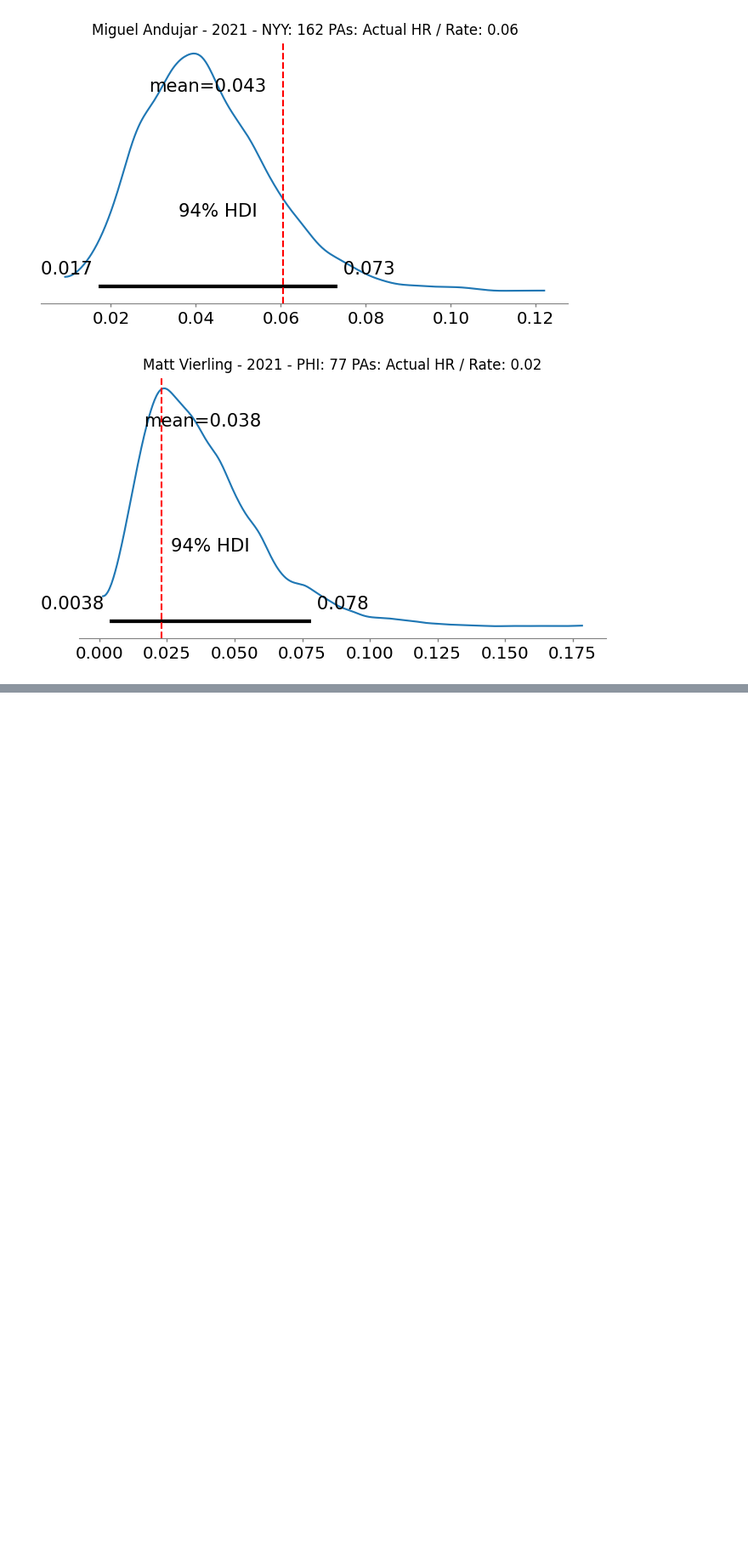
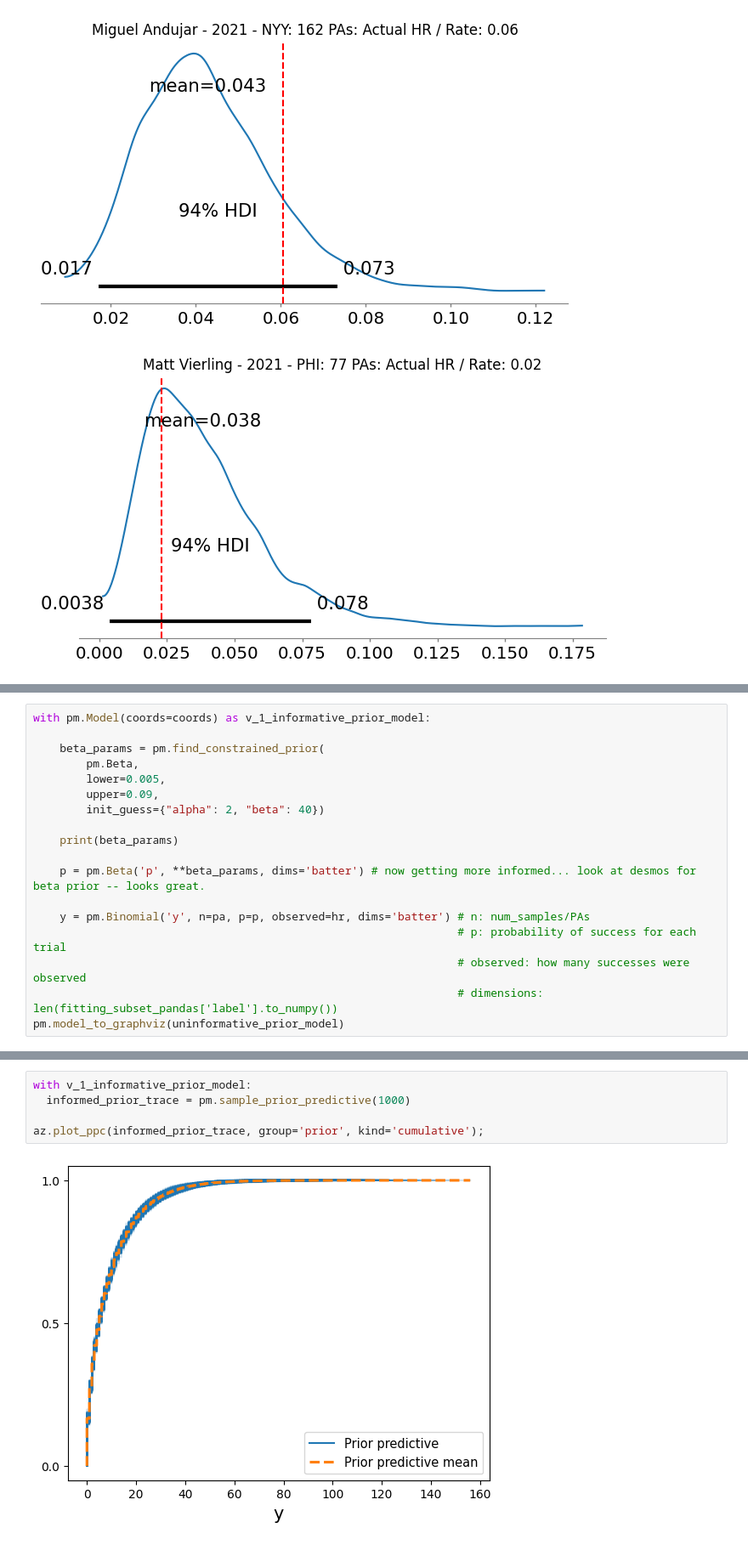
Before and after one commit to smitbajaj/bayesian-modeling-learning, a Jupyter notebook: hierarchical_fonnesbeck.ipynb, the cells around one changed output, grey strips where cells are left out. Shown at 85% size. Drawn from its saved outputs; the diff is of its cells as text; blank space fills up the shorter version.

```diff
--- a/hierarchical_fonnesbeck.ipynb
+++ b/hierarchical_fonnesbeck.ipynb
@@ -177,0 +185,18 @@ for batter in random_batters:
+# %%
+with pm.Model(coords=coords) as v_1_informative_prior_model:
+
+    beta_params = pm.find_constrained_prior(
+        pm.Beta,
+        lower=0.005,
+        upper=0.09,
+        init_guess={"alpha": 2, "beta": 40})
+
+    print(beta_params)
+
+    p = pm.Beta('p', **beta_params, dims='batter') # now getting more informed... look at desmos for beta prior -- looks great.
+
+    y = pm.Binomial('y', n=pa, p=p, observed=hr, dims='batter') # n: num_samples/PAs
+                                                                # p: probability of success for each trial
+                                                                # observed: how many successes were observed
+                                                                # dimensions: len(fitting_subset_pandas['label'].to_numpy())
+pm.model_to_graphviz(uninformative_prior_model)
@@ -177,0 +206,7 @@ for batter in random_batters:
+# %%
+with v_1_informative_prior_model:
+  informed_prior_trace = pm.sample_prior_predictive(1000)
+
+az.plot_ppc(informed_prior_trace, group='prior', kind='cumulative');
+# %% [output]
+[figure, added]
```
Also changed, not shown: parts of 13 cells of this notebook.
